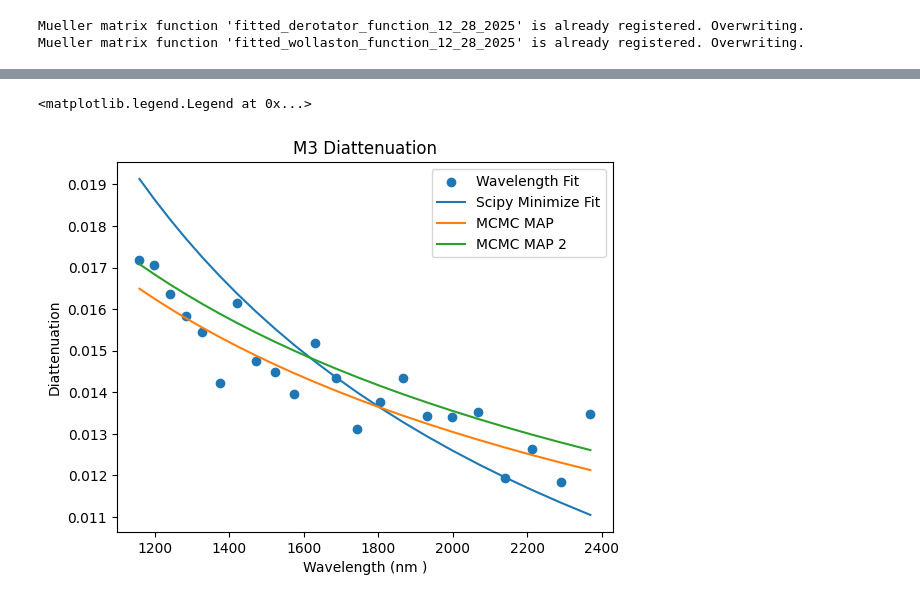
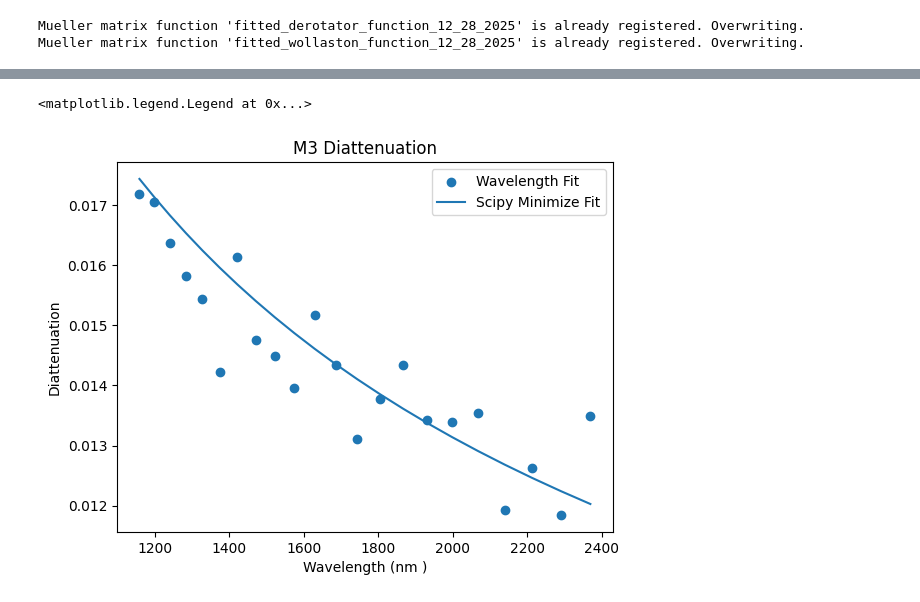
Before and after one commit to UCSB-Exoplanet-Polarimetry-Lab/pyPolCal, a Jupyter notebook: pyPolCal/tutorial_notebooks/CHARIS_fitting_tutorial/5_fit_on_sky_data_globally.ipynb, the cells around one changed output, grey strips where cells are left out. Saved outputs shown, nothing was run; the diff lists cells and outputs as text; code cells hidden in the pictures.

```diff
--- a/pyPolCal/tutorial_notebooks/CHARIS_fitting_tutorial/5_fit_on_sky_data_globally.ipynb
+++ b/pyPolCal/tutorial_notebooks/CHARIS_fitting_tutorial/5_fit_on_sky_data_globally.ipynb
@@ -152,18 +153,16 @@ print(result_min)
 # %%
 # Plotting against wavelength fits
 from pyPolCal.csv_tools import model_data
 import matplotlib.pyplot as plt
 from pyMuellerMat.physical_models.charis_physical_models import * # Joost 't Hart M3 Model
 dir = 'wavelength_fit_results_on_sky'
 df = model_data(dir)
 plt.scatter(wavelength_bins, df['M3_epsilon'], label='Wavelength Fit')
-plt.plot(wavelength_bins, M3_diattenuation(wavelength_bins, m1=2.059, b1=14.39, m2=1.491, b2=12.26), label='Scipy Minimize Fit')
-plt.plot(wavelength_bins, M3_diattenuation(wavelength_bins, m1=2.01, b1=10.04, m2=0.86, b2=8.67), label='MCMC MAP')
-plt.plot(wavelength_bins, M3_diattenuation(wavelength_bins, m1=5.1, b1=27.12, m2=0.85, b2=8.58), label='MCMC MAP 2')
+plt.plot(wavelength_bins, M3_diattenuation(wavelength_bins, m1=3.186, b1=15.59, m2=1.040, b2=9.69), label='Scipy Minimize Fit')
 plt.xlabel("Wavelength (nm )")
 plt.ylabel("Diattenuation")
 plt.title("M3 Diattenuation")
 plt.legend()
 # %% [output]
 <matplotlib.legend.Legend at 0x...>
-[figure, old version]
+[figure, new version]
```
Also changed, not shown: parts of 4 cells of this notebook, 6 other files.
